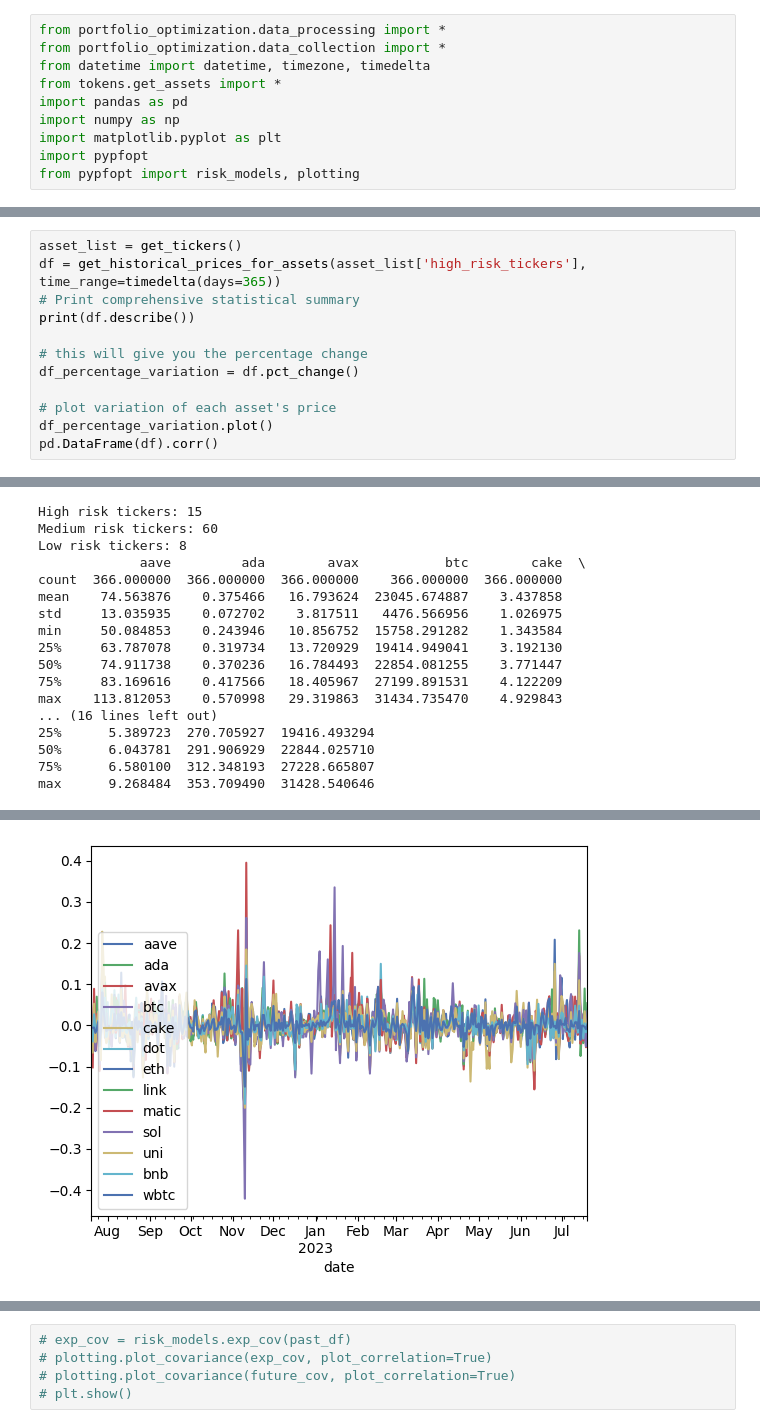
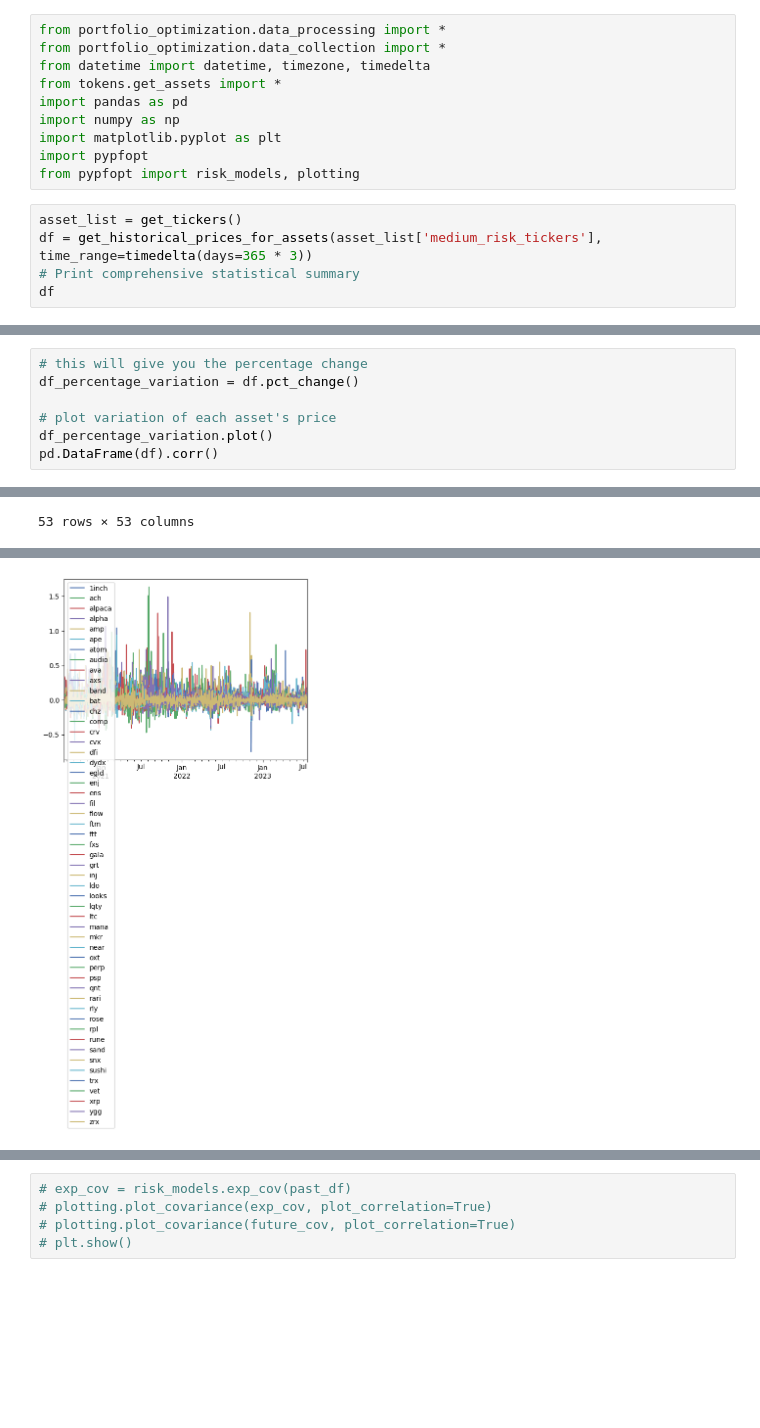
Before and after one commit to arguiot/portfolio, a Jupyter notebook: portfolio.ipynb, the cells around one changed output, grey strips where cells are left out. Drawn from its saved outputs; the diff is of its cells as text; blank space fills up the shorter version.

```diff
--- a/portfolio.ipynb
+++ b/portfolio.ipynb
@@ -8,3 +8,8 @@ import numpy as np
 import matplotlib.pyplot as plt
 import pypfopt
 from pypfopt import risk_models, plotting
+# %%
+asset_list = get_tickers()
+df = get_historical_prices_for_assets(asset_list['medium_risk_tickers'], time_range=timedelta(days=365 * 3))
+# Print comprehensive statistical summary
+df
@@ -11,9 +33,4 @@ from pypfopt import risk_models, plotting
 # %%
-asset_list = get_tickers()
-df = get_historical_prices_for_assets(asset_list['high_risk_tickers'], time_range=timedelta(days=365))
-# Print comprehensive statistical summary
-print(df.describe())
-
 # this will give you the percentage change
 df_percentage_variation = df.pct_change()
 
@@ -24,17 +58 @@ pd.DataFrame(df).corr()
-High risk tickers: 15
-Medium risk tickers: 60
-Low risk tickers: 8
-             aave         ada        avax           btc        cake  \
-count  366.000000  366.000000  366.000000    366.000000  366.000000
-mean    74.563876    0.375466   16.793624  23045.674887    3.437858
-std     13.035935    0.072702    3.817511   4476.566956    1.026975
-min     50.084853    0.243946   10.856752  15758.291282    1.343584
-25%     63.787078    0.319734   13.720929  19414.949041    3.192130
-50%     74.911738    0.370236   16.784493  22854.081255    3.771447
-75%     83.169616    0.417566   18.405967  27199.891531    4.122209
-max    113.812053    0.570998   29.319863  31434.735470    4.929843
-... (16 lines left out)
-25%      5.389723  270.705927  19416.493294
-50%      6.043781  291.906929  22844.025710
-75%      6.580100  312.348193  27228.665807
-max      9.268484  353.709490  31428.540646
+53 rows × 53 columns
@@ -55,4 +59,4 @@ max      9.268484  353.709490  31428.540646
-[figure, old version]
+[figure, new version]
 # %%
 past_df, future_df = df.iloc[:-250], df.iloc[-250:]
 future_cov = risk_models.sample_cov(future_df)
```
Also changed, not shown: parts of 13 cells of this notebook, 1 other file.
